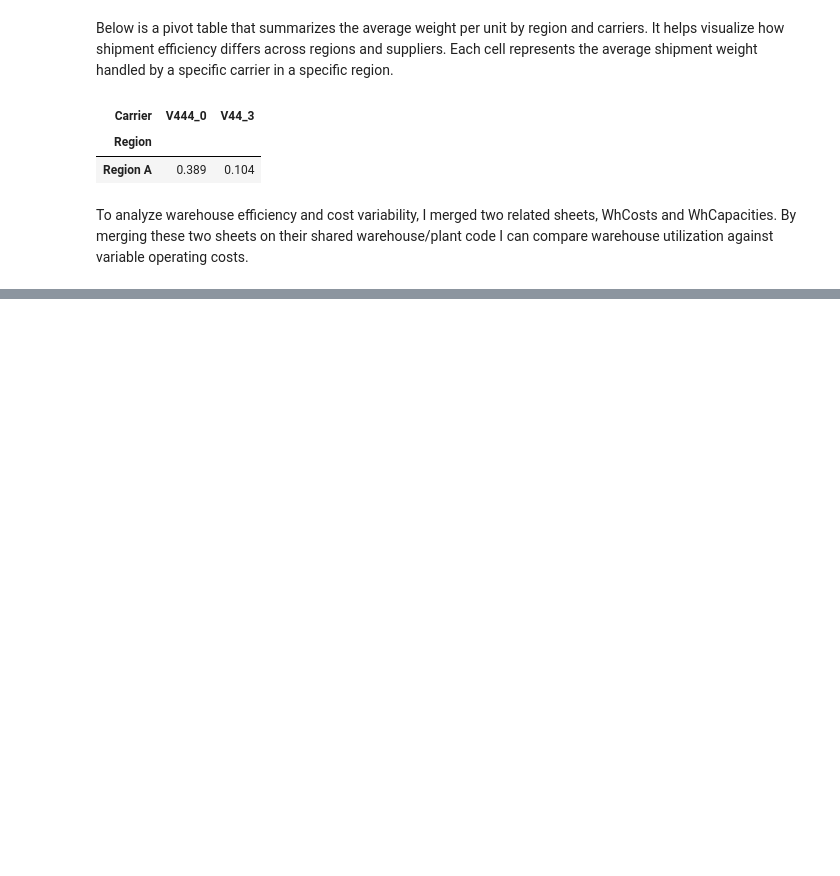
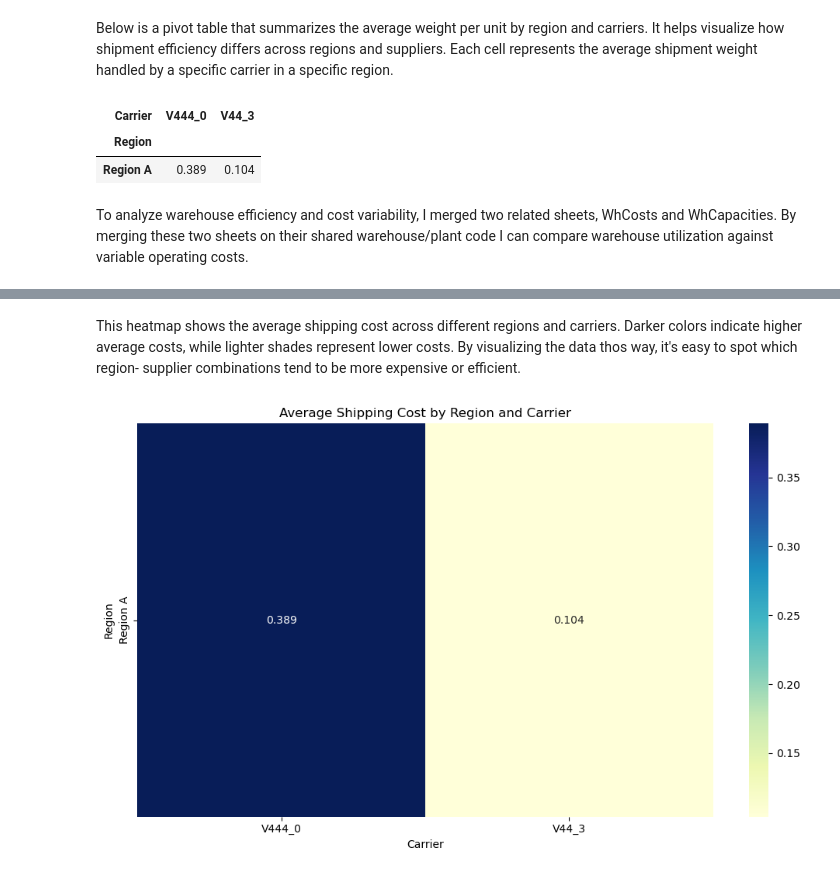
Before and after one commit to IT2053C-Gilany/final-project-patellldiyaaa, a Jupyter notebook: final-project.ipynb, the cells around one changed output, grey strips where cells are left out. Cells and saved outputs as stored; diff of their text form; code cells hidden in the pictures; blank space fills up the shorter version.

```diff
--- a/final-project.ipynb
+++ b/final-project.ipynb
@@ -362,0 +413,16 @@ warehouse_merged.head()
+# %% [markdown]
+This heatmap shows the average shipping cost across different regions and carriers. Darker colors indicate higher average costs, while lighter shades represent lower costs. By visualizing the data thos way, it's easy to spot which region-
+supplier combinations tend to be more expensive or efficient.
+# %%
+# Heatmap of average shipping cost by region and carrier
+
+plt.figure(figsize=(10, 6))
+sns.heatmap(region_carrier_pivot, annot=True, fmt=".3f", cmap='YlGnBu')
+
+plt.title('Average Shipping Cost by Region and Carrier')
+plt.xlabel('Carrier')
+plt.ylabel('Region')
+plt.tight_layout()
+plt.show()
+# %% [output]
+[figure, added]
```
Also changed, not shown: parts of 15 cells of this notebook.
